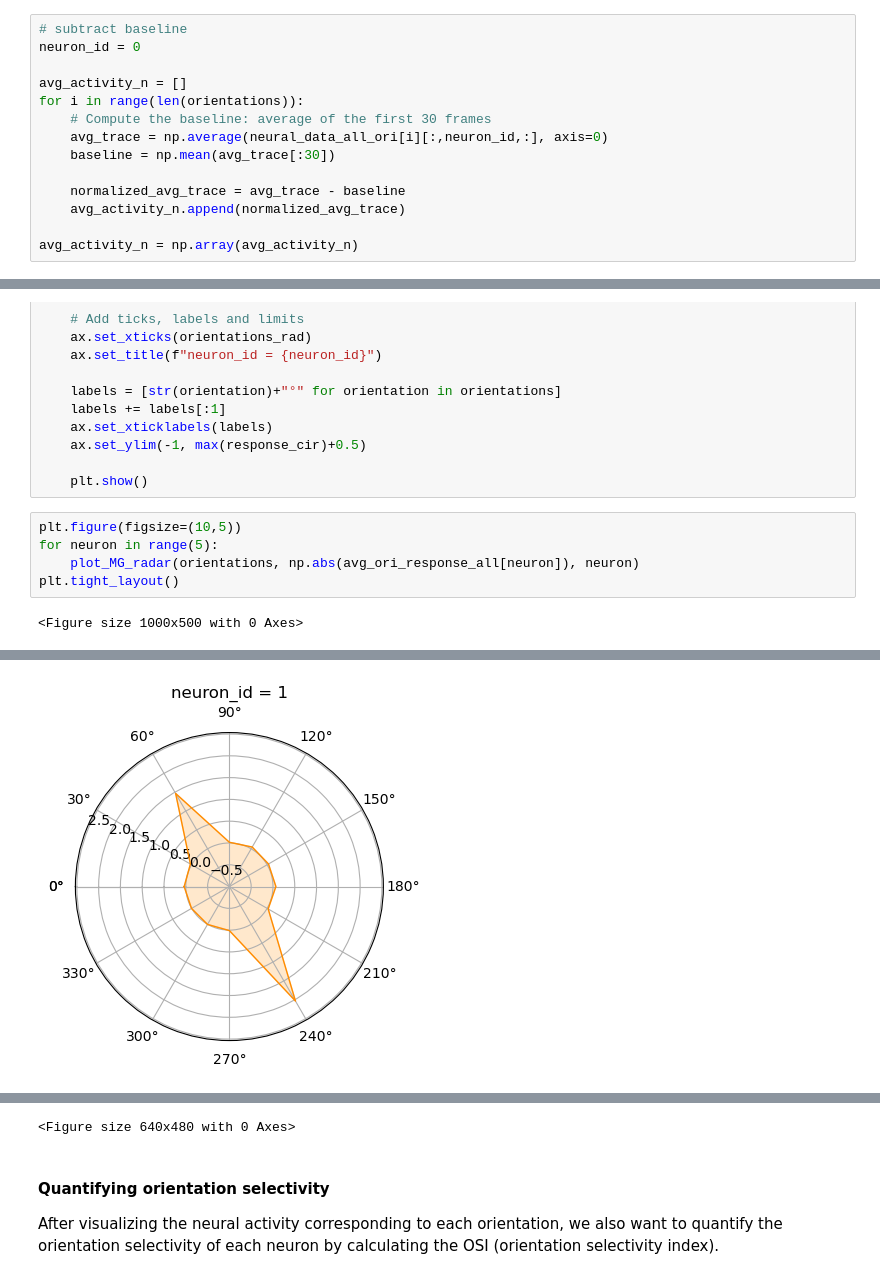
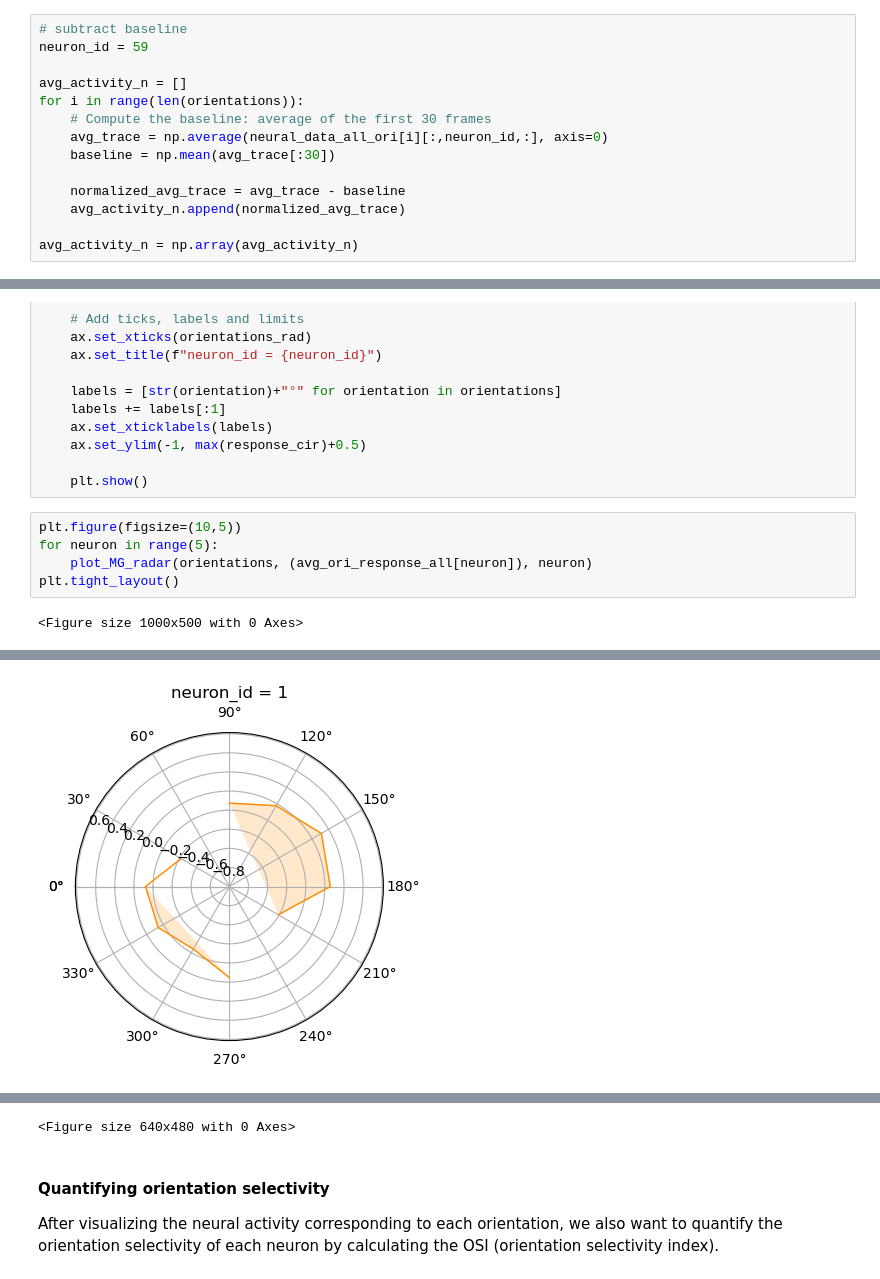
Before and after one commit to troselab/PM2-visual-physiology, a Jupyter notebook: 20241202_grating_tuning_v1_solution.ipynb, the cells around one changed output, grey strips where cells are left out. Saved outputs shown, nothing was run; the diff lists cells and outputs as text.

```diff
--- a/20241202_grating_tuning_v1_solution.ipynb
+++ b/20241202_grating_tuning_v1_solution.ipynb
@@ -366,7 +400,7 @@ plt.tight_layout()
 to quantify the neural activity induced by grating stimulus, we can subtract the baseline activity from the activity trace. Here we consider the average activity of 1s window before stimulus as baseline. Then the neural activity level during stimulation across different direction is comparable. Therefore, we take the mean value of each averaged neural trace during stimulus (from frame 30 to 120).
 # %%
 # subtract baseline
-neuron_id = 0
+neuron_id = 59
 
 avg_activity_n = []
 for i in range(len(orientations)):
@@ -448,7 +482,7 @@ def plot_MG_radar(orientations, response, neuron_id):
 # %%
 plt.figure(figsize=(10,5))
 for neuron in range(5):
-    plot_MG_radar(orientations, np.abs(avg_ori_response_all[neuron]), neuron)
+    plot_MG_radar(orientations, (avg_ori_response_all[neuron]), neuron)
 plt.tight_layout()
 # %% [output]
 <Figure size 1000x500 with 0 Axes>
@@ -456 +490 @@ plt.tight_layout()
-[figure, old version]
+[figure, new version]
```
Also changed, not shown: parts of 26 cells of this notebook, 2 other files.
